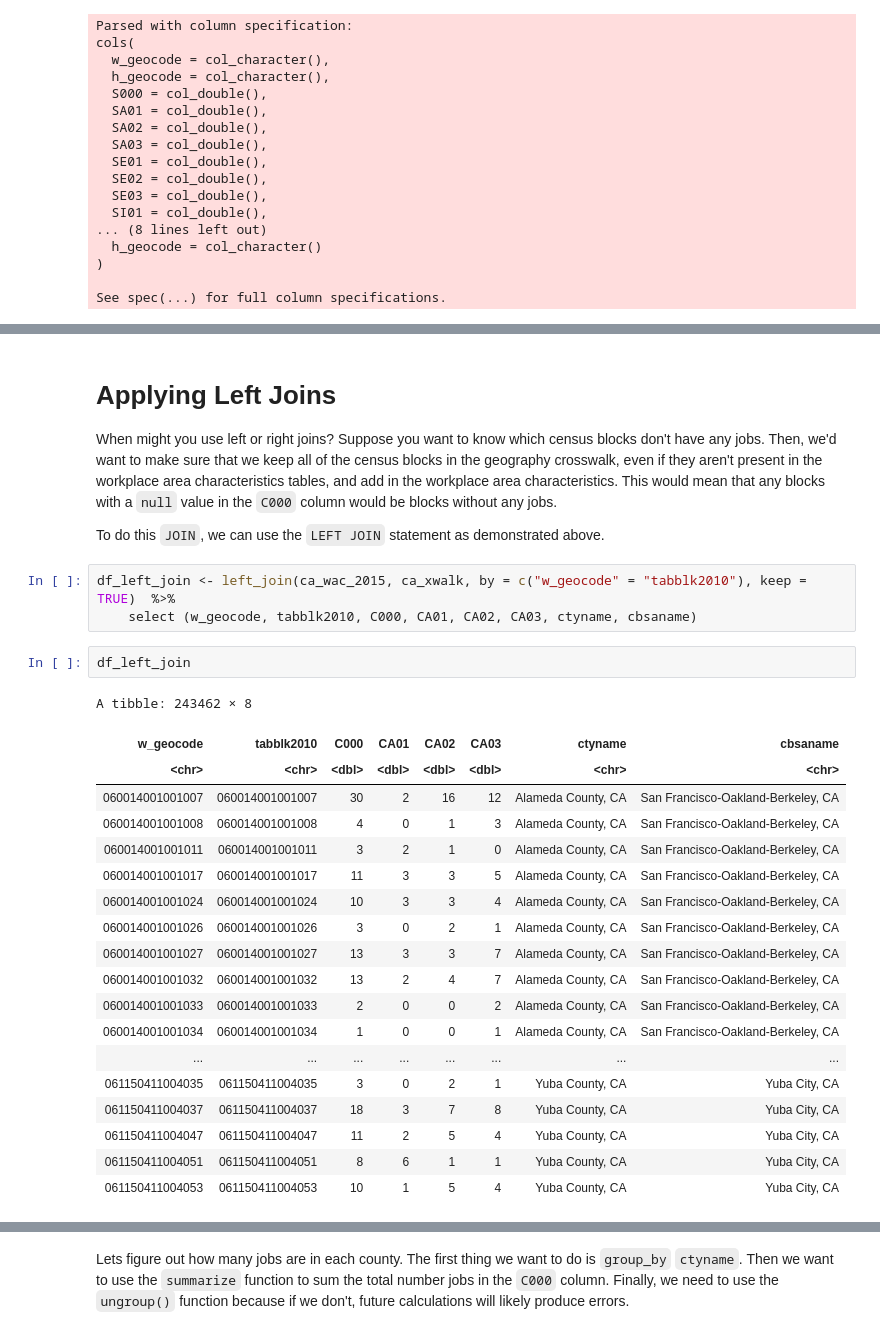
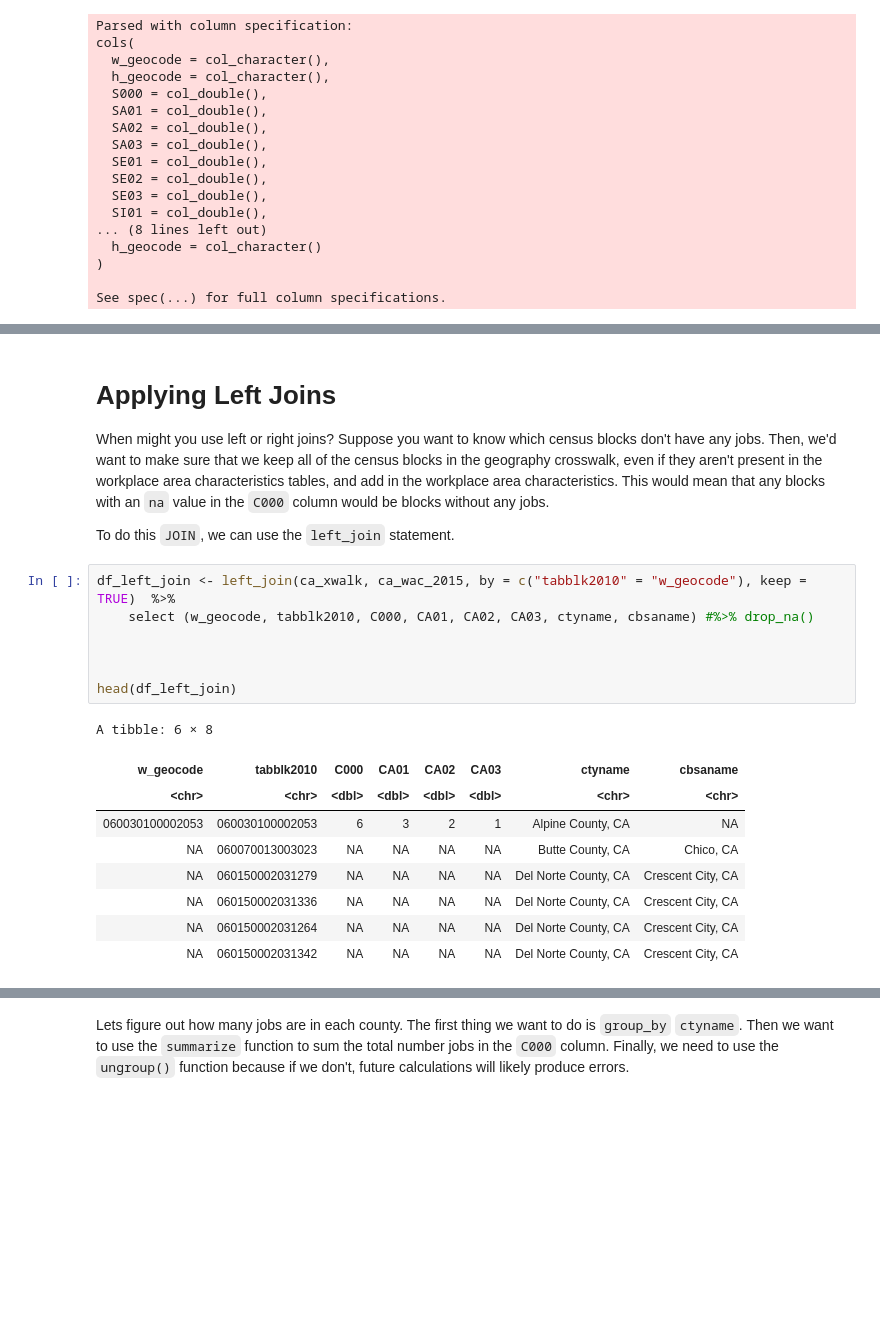
Before and after one commit to Jedelmann90/ada-intro-r, a Jupyter notebook: new R-2.ipynb, the cells around one changed output, grey strips where cells are left out. Drawn from its saved outputs; the diff is of its cells as text; blank space fills up the shorter version.

```diff
--- a/new R-2.ipynb
+++ b/new R-2.ipynb
@@ -120,30 +221,22 @@ Left join is the most commonly used join. You use this whenever you add addition
 # %% [markdown]
 # Applying Left Joins
-When might you use left or right joins? Suppose you want to know which census blocks don't have any jobs. Then, we'd want to make sure that we keep all of the census blocks in the geography crosswalk, even if they aren't present in the workplace area characteristics tables, and add in the workplace area characteristics. This would mean that any blocks with a `null` value in the `C000` column would be blocks without any jobs.
+When might you use left or right joins? Suppose you want to know which census blocks don't have any jobs. Then, we'd want to make sure that we keep all of the census blocks in the geography crosswalk, even if they aren't present in the workplace area characteristics tables, and add in the workplace area characteristics. This would mean that any blocks with an `na` value in the `C000` column would be blocks without any jobs.
 
-To do this `JOIN`, we can use the `LEFT JOIN` statement as demonstrated above.
+To do this `JOIN`, we can use the `left_join` statement.
 # %%
-df_left_join <- left_join(ca_wac_2015, ca_xwalk, by = c("w_geocode" = "tabblk2010"), keep = TRUE)  %>%
-    select (w_geocode, tabblk2010, C000, CA01, CA02, CA03, ctyname, cbsaname)
+df_left_join <- left_join(ca_xwalk, ca_wac_2015, by = c("tabblk2010" = "w_geocode"), keep = TRUE)  %>%
+    select (w_geocode, tabblk2010, C000, CA01, CA02, CA03, ctyname, cbsaname) #%>% drop_na()
+
+
+
+head(df_left_join)
+# %% [output]
+A tibble: 6 × 8
+| w_geocode | tabblk2010 | C000 | CA01 | CA02 | CA03 | ctyname | cbsaname |
+| <chr> | <chr> | <dbl> | <dbl> | <dbl> | <dbl> | <chr> | <chr> |
+| 060030100002053 | 060030100002053 | 6 | 3 | 2 | 1 | Alpine County, CA | NA |
+| NA | 060070013003023 | NA | NA | NA | NA | Butte County, CA | Chico, CA |
+| NA | 060150002031279 | NA | NA | NA | NA | Del Norte County, CA | Crescent City, CA |
+| NA | 060150002031336 | NA | NA | NA | NA | Del Norte County, CA | Crescent City, CA |
+| NA | 060150002031264 | NA | NA | NA | NA | Del Norte County, CA | Crescent City, CA |
+| NA | 060150002031342 | NA | NA | NA | NA | Del Norte County, CA | Crescent City, CA |
-# %%
-df_left_join
-# %% [output]
-A tibble: 243462 × 8
-| w_geocode | tabblk2010 | C000 | CA01 | CA02 | CA03 | ctyname | cbsaname |
-| <chr> | <chr> | <dbl> | <dbl> | <dbl> | <dbl> | <chr> | <chr> |
-| 060014001001007 | 060014001001007 | 30 | 2 | 16 | 12 | Alameda County, CA | San Francisco-Oakland-Berkeley, CA |
-| 060014001001008 | 060014001001008 | 4 | 0 | 1 | 3 | Alameda County, CA | San Francisco-Oakland-Berkeley, CA |
-| 060014001001011 | 060014001001011 | 3 | 2 | 1 | 0 | Alameda County, CA | San Francisco-Oakland-Berkeley, CA |
-| 060014001001017 | 060014001001017 | 11 | 3 | 3 | 5 | Alameda County, CA | San Francisco-Oakland-Berkeley, CA |
-| 060014001001024 | 060014001001024 | 10 | 3 | 3 | 4 | Alameda County, CA | San Francisco-Oakland-Berkeley, CA |
-| 060014001001026 | 060014001001026 | 3 | 0 | 2 | 1 | Alameda County, CA | San Francisco-Oakland-Berkeley, CA |
-| 060014001001027 | 060014001001027 | 13 | 3 | 3 | 7 | Alameda County, CA | San Francisco-Oakland-Berkeley, CA |
-| 060014001001032 | 060014001001032 | 13 | 2 | 4 | 7 | Alameda County, CA | San Francisco-Oakland-Berkeley, CA |
-| 060014001001033 | 060014001001033 | 2 | 0 | 0 | 2 | Alameda County, CA | San Francisco-Oakland-Berkeley, CA |
-| 060014001001034 | 060014001001034 | 1 | 0 | 0 | 1 | Alameda County, CA | San Francisco-Oakland-Berkeley, CA |
-| ... | ... | ... | ... | ... | ... | ... | ... |
-| 061150411004035 | 061150411004035 | 3 | 0 | 2 | 1 | Yuba County, CA | Yuba City, CA |
-| 061150411004037 | 061150411004037 | 18 | 3 | 7 | 8 | Yuba County, CA | Yuba City, CA |
-| 061150411004047 | 061150411004047 | 11 | 2 | 5 | 4 | Yuba County, CA | Yuba City, CA |
-| 061150411004051 | 061150411004051 | 8 | 6 | 1 | 1 | Yuba County, CA | Yuba City, CA |
-| 061150411004053 | 061150411004053 | 10 | 1 | 5 | 4 | Yuba County, CA | Yuba City, CA |
```
Also changed, not shown: parts of 38 cells of this notebook.
